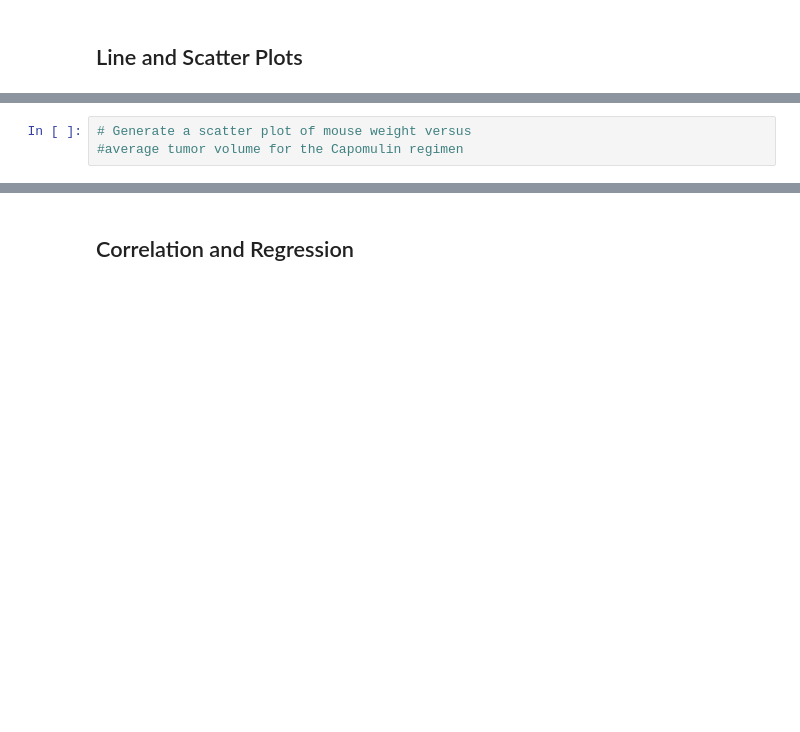
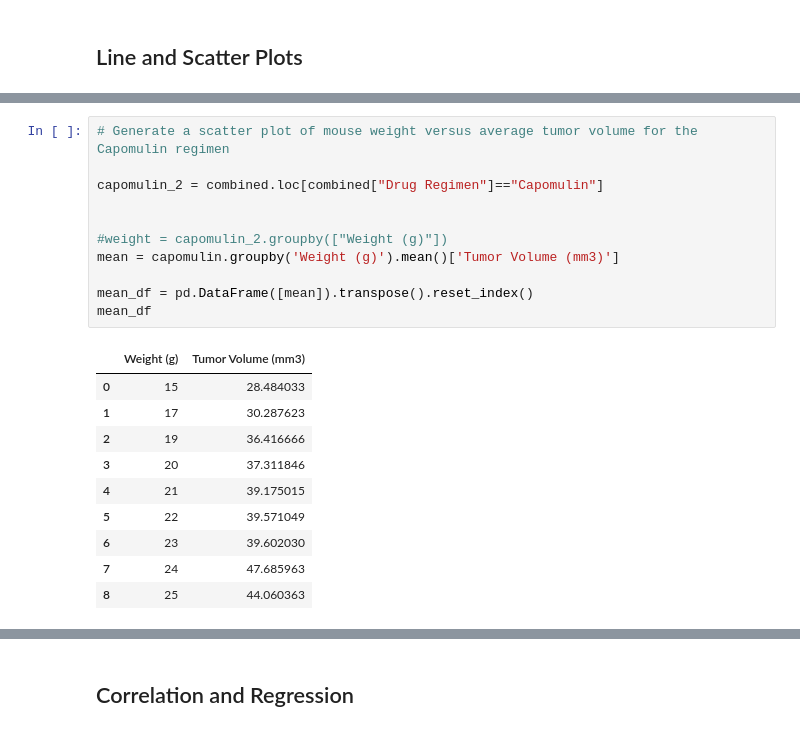
Before and after one commit to emriver222/MatPlotLib, a Jupyter notebook: Matplotlib HW.ipynb, the cells around one changed output, grey strips where cells are left out. Saved outputs shown, nothing was run; the diff lists cells and outputs as text; blank space fills up the shorter version.

```diff
--- a/Matplotlib HW.ipynb
+++ b/Matplotlib HW.ipynb
@@ -198,3 +261,22 @@ plt.pie(count, explode=explode, labels=labels, autopct='%1.1f%%',
 # %%
-# Generate a scatter plot of mouse weight versus
-#average tumor volume for the Capomulin regimen
+# Generate a scatter plot of mouse weight versus average tumor volume for the Capomulin regimen
+
+capomulin_2 = combined.loc[combined["Drug Regimen"]=="Capomulin"]
+
+
+#weight = capomulin_2.groupby(["Weight (g)"])
+mean = capomulin.groupby('Weight (g)').mean()['Tumor Volume (mm3)']
+
+mean_df = pd.DataFrame([mean]).transpose().reset_index()
+mean_df
+# %% [output]
+|  | Weight (g) | Tumor Volume (mm3) |
+| 0 | 15 | 28.484033 |
+| 1 | 17 | 30.287623 |
+| 2 | 19 | 36.416666 |
+| 3 | 20 | 37.311846 |
+| 4 | 21 | 39.175015 |
+| 5 | 22 | 39.571049 |
+| 6 | 23 | 39.602030 |
+| 7 | 24 | 47.685963 |
+| 8 | 25 | 44.060363 |
```
Also changed, not shown: parts of 13 cells of this notebook.
